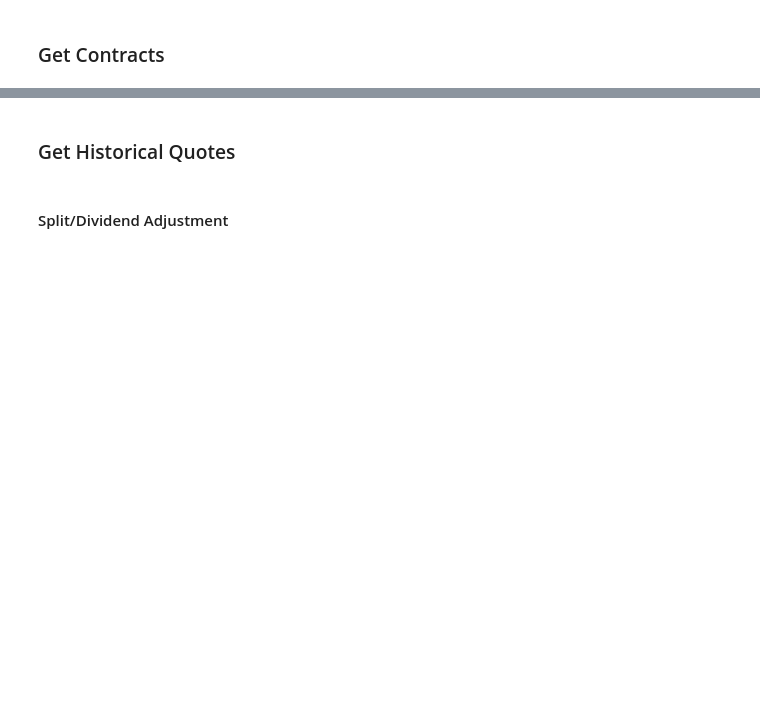
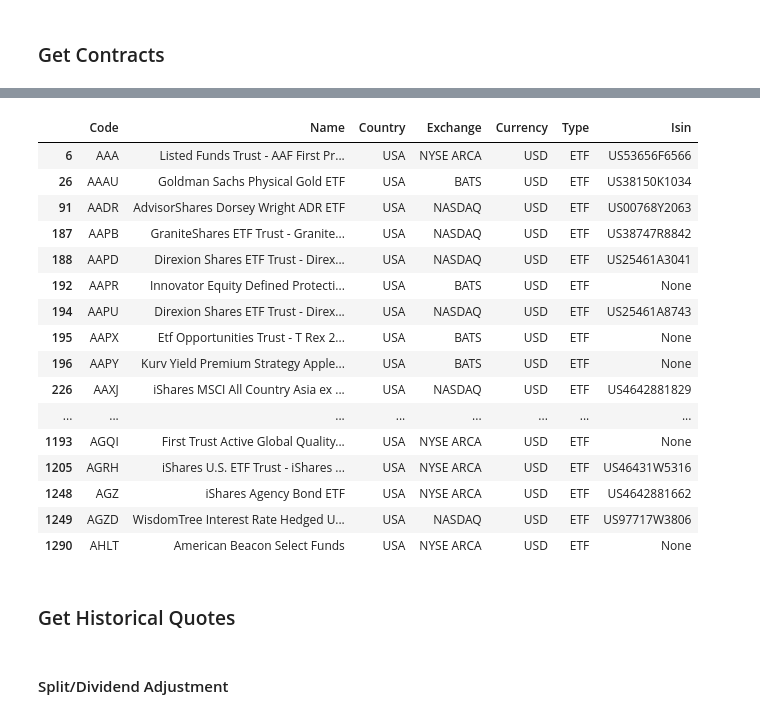
Before and after one commit to mcreutz/playground, a Jupyter notebook: finance/data_api/eod_histo_data.ipynb, the cells around one changed output, grey strips where cells are left out. Drawn from its saved outputs; the diff is of its cells as text; code cells hidden in the pictures; blank space fills up the shorter version.

```diff
--- a/finance/data_api/eod_histo_data.ipynb
+++ b/finance/data_api/eod_histo_data.ipynb
@@ -69,4 +86,25 @@ INDEX              8
 Name: Type, dtype: int64
+# %%
+# show contracts of type 'Stock'
+contracts[contracts['Type'] == 'ETF'][:50]
+# %% [output]
+|  | Code | Name | Country | Exchange | Currency | Type | Isin |
+| 6 | AAA | Listed Funds Trust - AAF First Pr... | USA | NYSE ARCA | USD | ETF | US53656F6566 |
+| 26 | AAAU | Goldman Sachs Physical Gold ETF | USA | BATS | USD | ETF | US38150K1034 |
+| 91 | AADR | AdvisorShares Dorsey Wright ADR ETF | USA | NASDAQ | USD | ETF | US00768Y2063 |
+| 187 | AAPB | GraniteShares ETF Trust - Granite... | USA | NASDAQ | USD | ETF | US38747R8842 |
+| 188 | AAPD | Direxion Shares ETF Trust - Direx... | USA | NASDAQ | USD | ETF | US25461A3041 |
+| 192 | AAPR | Innovator Equity Defined Protecti... | USA | BATS | USD | ETF | None |
+| 194 | AAPU | Direxion Shares ETF Trust - Direx... | USA | NASDAQ | USD | ETF | US25461A8743 |
+| 195 | AAPX | Etf Opportunities Trust - T Rex 2... | USA | BATS | USD | ETF | None |
+| 196 | AAPY | Kurv Yield Premium Strategy Apple... | USA | BATS | USD | ETF | None |
+| 226 | AAXJ | iShares MSCI All Country Asia ex ... | USA | NASDAQ | USD | ETF | US4642881829 |
+| ... | ... | ... | ... | ... | ... | ... | ... |
+| 1193 | AGQI | First Trust Active Global Quality... | USA | NYSE ARCA | USD | ETF | None |
+| 1205 | AGRH | iShares U.S. ETF Trust - iShares ... | USA | NYSE ARCA | USD | ETF | US46431W5316 |
+| 1248 | AGZ | iShares Agency Bond ETF | USA | NYSE ARCA | USD | ETF | US4642881662 |
+| 1249 | AGZD | WisdomTree Interest Rate Hedged U... | USA | NASDAQ | USD | ETF | US97717W3806 |
+| 1290 | AHLT | American Beacon Select Funds | USA | NYSE ARCA | USD | ETF | None |
 # %% [markdown]
 ### Get Historical Quotes
 # %%
```
Also changed, not shown: parts of 6 cells of this notebook.
